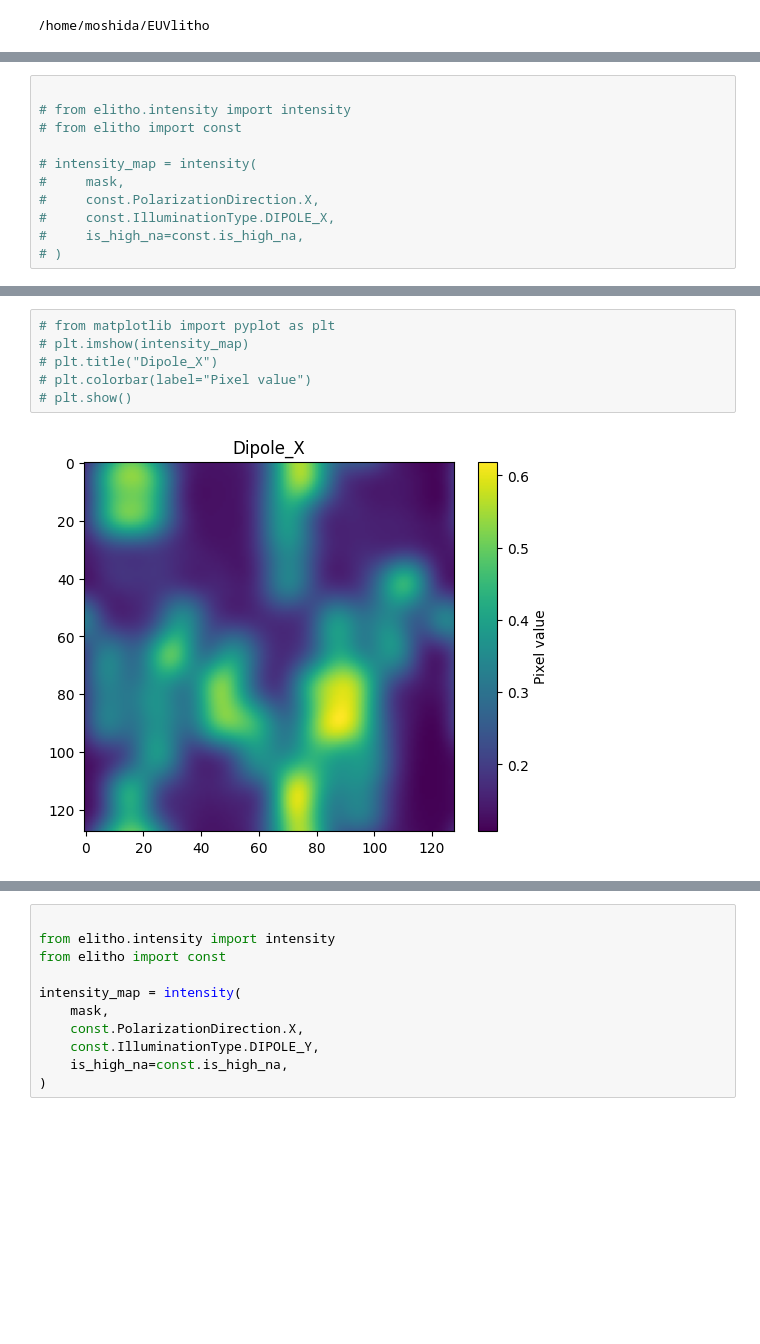
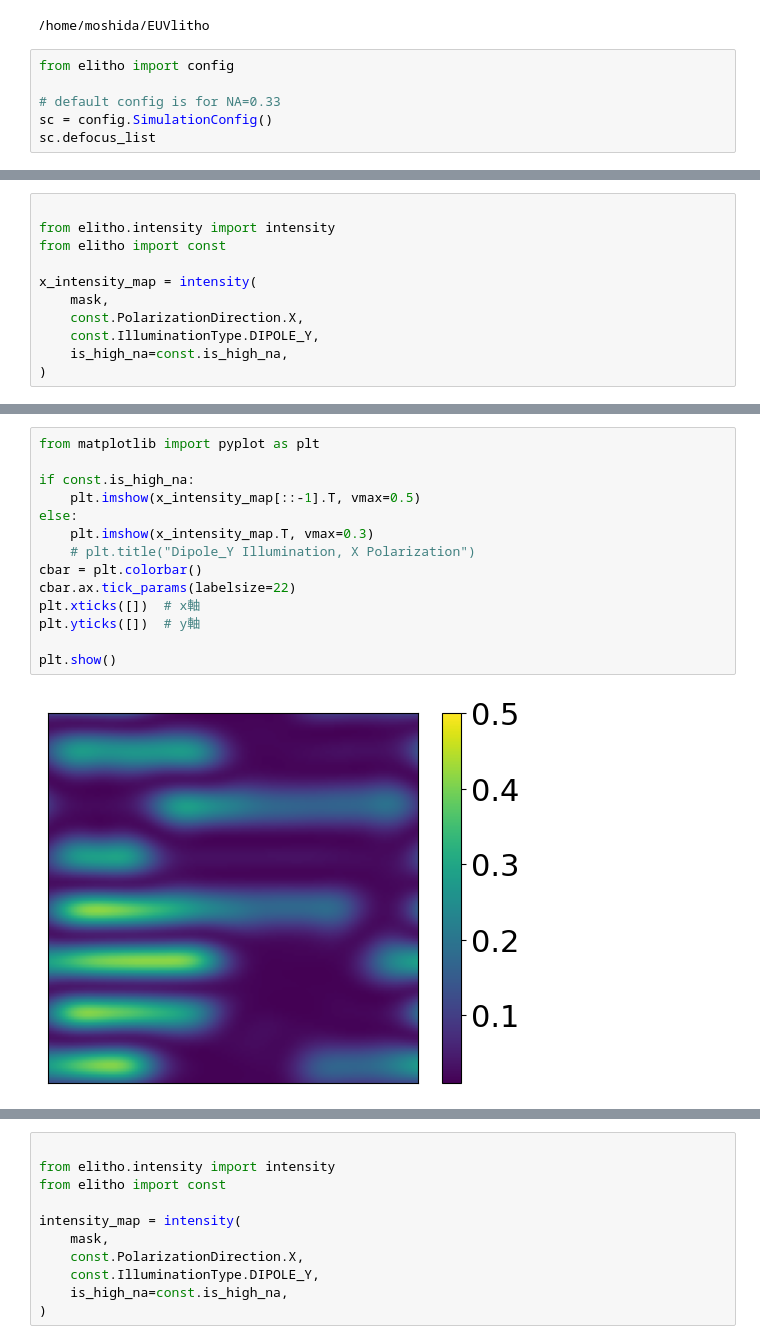
Before and after one commit to takahashi-edalab/EUVlitho, a Jupyter notebook: notebooks/abbe.ipynb, the cells around one changed output, grey strips where cells are left out. Cells and saved outputs as stored; diff of their text form; blank space fills up the shorter version.

```diff
--- a/notebooks/abbe.ipynb
+++ b/notebooks/abbe.ipynb
@@ -4,3 +4,9 @@
 %autoreload 2
 # %% [output]
 /home/moshida/EUVlitho
+# %%
+from elitho import config
+
+# default config is for NA=0.33
+sc = config.SimulationConfig()
+sc.defocus_list
@@ -43,11 +58,11 @@ mask.shape
 # %%
 
-# from elitho.intensity import intensity
-# from elitho import const
+from elitho.intensity import intensity
+from elitho import const
 
-# intensity_map = intensity(
-#     mask,
-#     const.PolarizationDirection.X,
-#     const.IlluminationType.DIPOLE_X,
-#     is_high_na=const.is_high_na,
-# )
+x_intensity_map = intensity(
+    mask,
+    const.PolarizationDirection.X,
+    const.IlluminationType.DIPOLE_Y,
+    is_high_na=const.is_high_na,
+)
@@ -54,8 +73,16 @@ mask.shape
 # %%
-# from matplotlib import pyplot as plt
-# plt.imshow(intensity_map)
-# plt.title("Dipole_X")
-# plt.colorbar(label="Pixel value")
-# plt.show()
+from matplotlib import pyplot as plt
+
+if const.is_high_na:
+    plt.imshow(x_intensity_map[::-1].T, vmax=0.5)
+else:
+    plt.imshow(x_intensity_map.T, vmax=0.3)
+    # plt.title("Dipole_Y Illumination, X Polarization")
+cbar = plt.colorbar()
+cbar.ax.tick_params(labelsize=22)
+plt.xticks([])  # x軸
+plt.yticks([])  # y軸
+
+plt.show()
 # %% [output]
-[figure, old version]
+[figure, new version]
```
Also changed, not shown: parts of 18 cells of this notebook, 16 other files.
